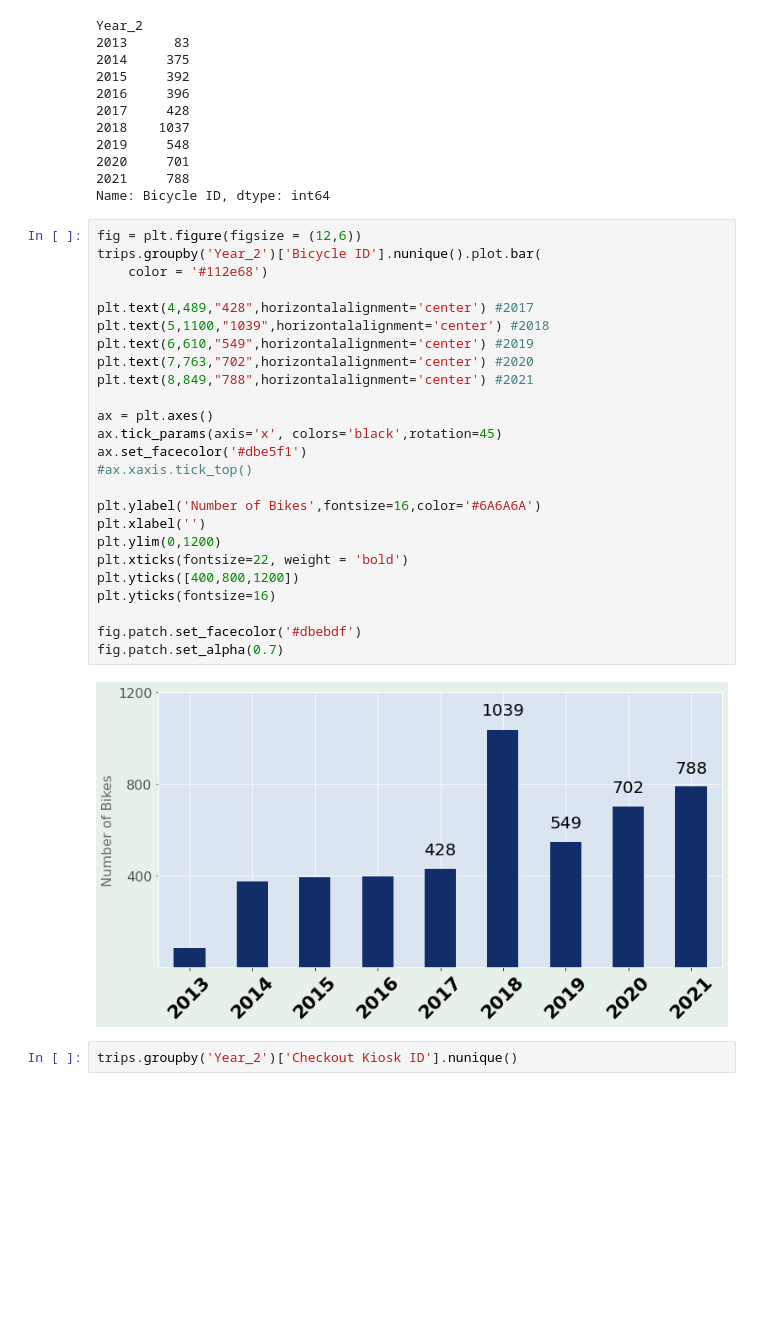
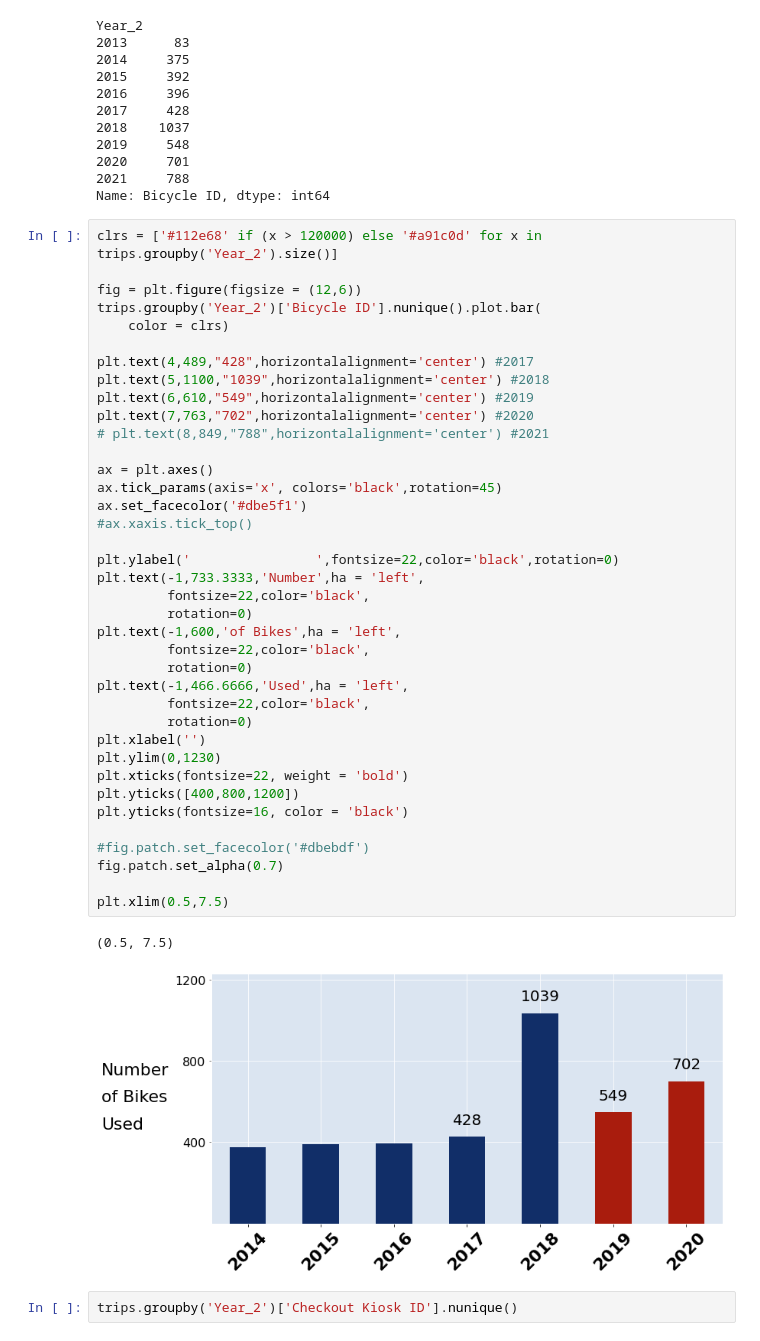
Before and after one commit to flyingcape/MetroBike, a Jupyter notebook: Data_Analysis_Visualizations-FINAL.ipynb, the cells around one changed output. Saved outputs shown, nothing was run; the diff lists cells and outputs as text; blank space fills up the shorter version.

Commit message:
new jupyter notebook added with the final visualization for the write-up

```diff
--- a/Data_Analysis_Visualizations-Copy1.ipynb
+++ b/Data_Analysis_Visualizations-FINAL.ipynb
@@ -166,32 +166,46 @@ Year_2
 2021     788
 Name: Bicycle ID, dtype: int64
 # %%
+clrs = ['#112e68' if (x > 120000) else '#a91c0d' for x in trips.groupby('Year_2').size()]
+
 fig = plt.figure(figsize = (12,6))
 trips.groupby('Year_2')['Bicycle ID'].nunique().plot.bar(
-    color = '#112e68')
+    color = clrs)
 
 plt.text(4,489,"428",horizontalalignment='center') #2017
 plt.text(5,1100,"1039",horizontalalignment='center') #2018
 plt.text(6,610,"549",horizontalalignment='center') #2019
 plt.text(7,763,"702",horizontalalignment='center') #2020
-plt.text(8,849,"788",horizontalalignment='center') #2021
+# plt.text(8,849,"788",horizontalalignment='center') #2021
 
 ax = plt.axes()
 ax.tick_params(axis='x', colors='black',rotation=45)
 ax.set_facecolor('#dbe5f1')
 #ax.xaxis.tick_top()
 
-plt.ylabel('Number of Bikes',fontsize=16,color='#6A6A6A')
+plt.ylabel('                ',fontsize=22,color='black',rotation=0)
+plt.text(-1,733.3333,'Number',ha = 'left',
+         fontsize=22,color='black',
+         rotation=0)
+plt.text(-1,600,'of Bikes',ha = 'left',
+         fontsize=22,color='black',
+         rotation=0)
+plt.text(-1,466.6666,'Used',ha = 'left',
+         fontsize=22,color='black',
+         rotation=0)
 plt.xlabel('')
-plt.ylim(0,1200)
+plt.ylim(0,1230)
 plt.xticks(fontsize=22, weight = 'bold')
 plt.yticks([400,800,1200])
-plt.yticks(fontsize=16)
+plt.yticks(fontsize=16, color = 'black')
 
-fig.patch.set_facecolor('#dbebdf')
+#fig.patch.set_facecolor('#dbebdf')
 fig.patch.set_alpha(0.7)
+
+plt.xlim(0.5,7.5)
 # %% [output]
+(0.5, 7.5)
-[figure, old version]
+[figure, new version]
 # %%
 trips.groupby('Year_2')['Checkout Kiosk ID'].nunique()
 # %% [output]
```
Also changed, not shown: parts of 13 cells of this notebook, 1 other file.
